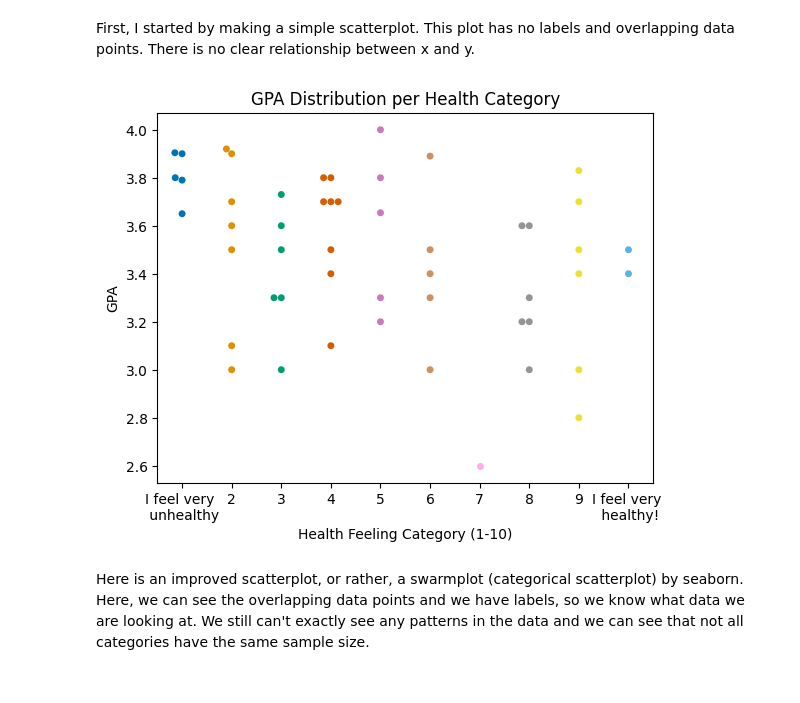
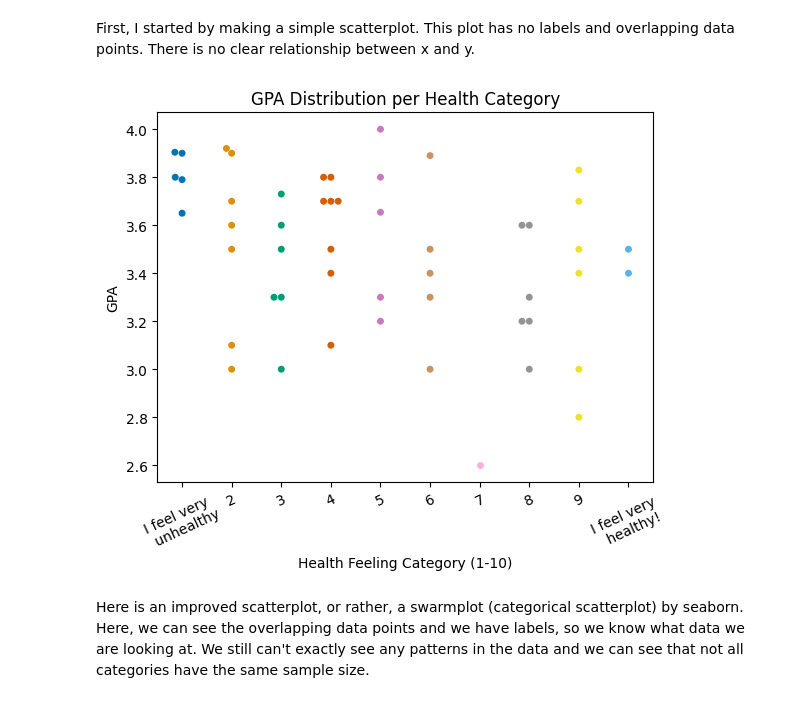
Before and after one commit to laur-park/dsci235-final-project, a Jupyter notebook: Diddi_Parker_Final_Project.ipynb, the cells around one changed output. Saved outputs shown, nothing was run; the diff lists cells and outputs as text; code cells hidden in the pictures.

```diff
--- a/Diddi_Parker_Final_Project.ipynb
+++ b/Diddi_Parker_Final_Project.ipynb
@@ -241,13 +263,13 @@ First, I started by making a simple scatterplot. This plot has no labels and ove
 # %%
 healthiness_labels = ['I feel very \n unhealthy',2,3,4,5,6,7,8,9,'I feel very \n healthy!']
 plt.figure()
 sns.swarmplot(x=x_healthiness, y=y_GPA, hue=x_healthiness, palette='colorblind', legend=False)
 plt.title('GPA Distribution per Health Category')
 plt.xlabel('Health Feeling Category (1-10)')
-plt.xticks(ticks=[0,1,2,3,4,5,6,7,8,9],labels=healthiness_labels)
+plt.xticks(ticks=[0,1,2,3,4,5,6,7,8,9],labels=healthiness_labels, rotation=25)
 plt.show()
 # %% [output]
-[figure, old version]
+[figure, new version]
 # %% [markdown]
 Here is an improved scatterplot, or rather, a swarmplot (categorical scatterplot) by seaborn. Here, we can see the overlapping data points and we have labels, so we know what data we are looking at. We still can't exactly see any patterns in the data and we can see that not all categories have the same sample size.
 # %%
```
Also changed, not shown: parts of 6 cells of this notebook.
